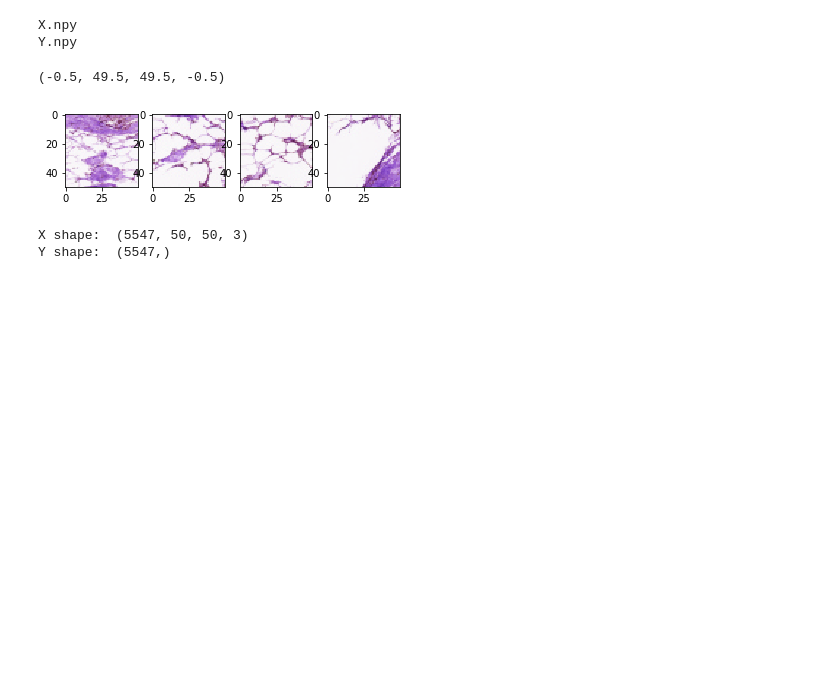
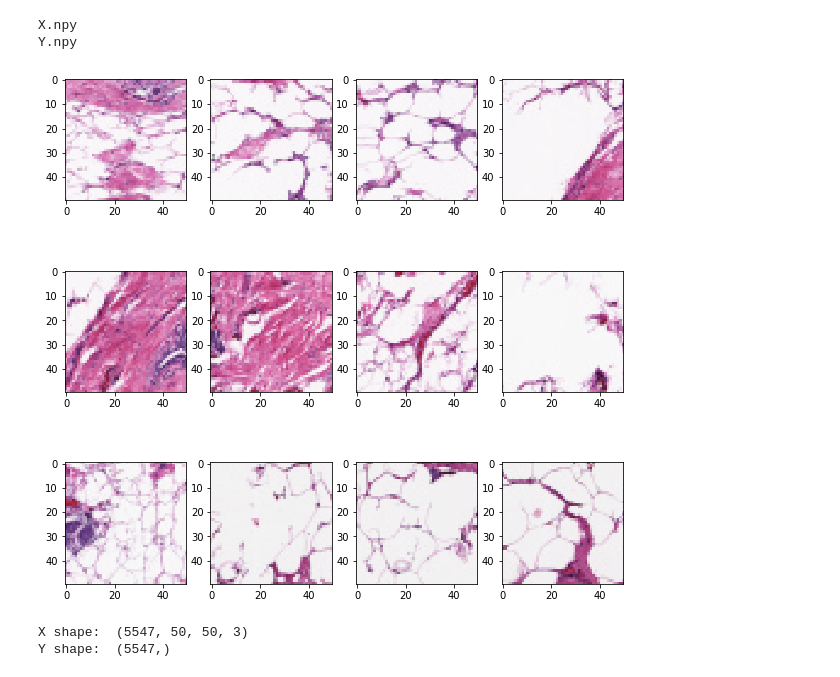
Before and after one commit to hanvitha/breastcancer_detection, a Jupyter notebook: image_processing_model.ipynb, the cells around one changed output. Drawn from its saved outputs; the diff is of its cells as text; code cells hidden in the pictures; blank space fills up the shorter version.

```diff
--- a/image_processing_model.ipynb
+++ b/image_processing_model.ipynb
@@ -26,29 +26,25 @@ Y.npy
 # %%
 X = np.load('./data/X.npy') # images
 Y = np.load('./data/Y.npy') # labels associated to images (0 = no IDC, 1 = IDC)
-# %%
-imgsize = 64
-
-# import cv2
-
-# plt.subplot(1,4,1)
-# plt.imshow(cv2.cvtColor(X[1], cv2.COLOR_BGR2RGB))
-# plt.axis("on")
-
-# plt.subplot(1,4,2)
-# plt.imshow(cv2.cvtColor(X[2], cv2.COLOR_BGR2RGB))
-# plt.axis("on")
-
-# plt.subplot(1,4,3)
-# plt.imshow(cv2.cvtColor(X[3], cv2.COLOR_BGR2RGB))
-# plt.axis("on")
-
-# plt.subplot(1,4,4)
-# plt.imshow(cv2.cvtColor(X[4], cv2.COLOR_BGR2RGB))
-# plt.axis("on")
-# %% [output]
-(-0.5, 49.5, 49.5, -0.5)
-[figure, removed]
+# %%
+imgsize = 64
+import numpy as np
+import matplotlib.pyplot as plt
+import plotly.graph_objs as go
+
+# # Display first 15 images of moles, and how they are classified
+w=10
+h=10
+fig=plt.figure(figsize=(w, h))
+columns = 4
+rows = 3
+
+for i in range(1,columns*rows+1):
+    ax = fig.add_subplot(rows, columns, i)
+    plt.imshow(X[i], interpolation='nearest')
+plt.show()
+# %% [output]
+[figure, added]
 # %%
 print("X shape: ", X.shape)
 print("Y shape: ", Y.shape)
```
Also changed, not shown: parts of 4 cells of this notebook, 7 other files.
